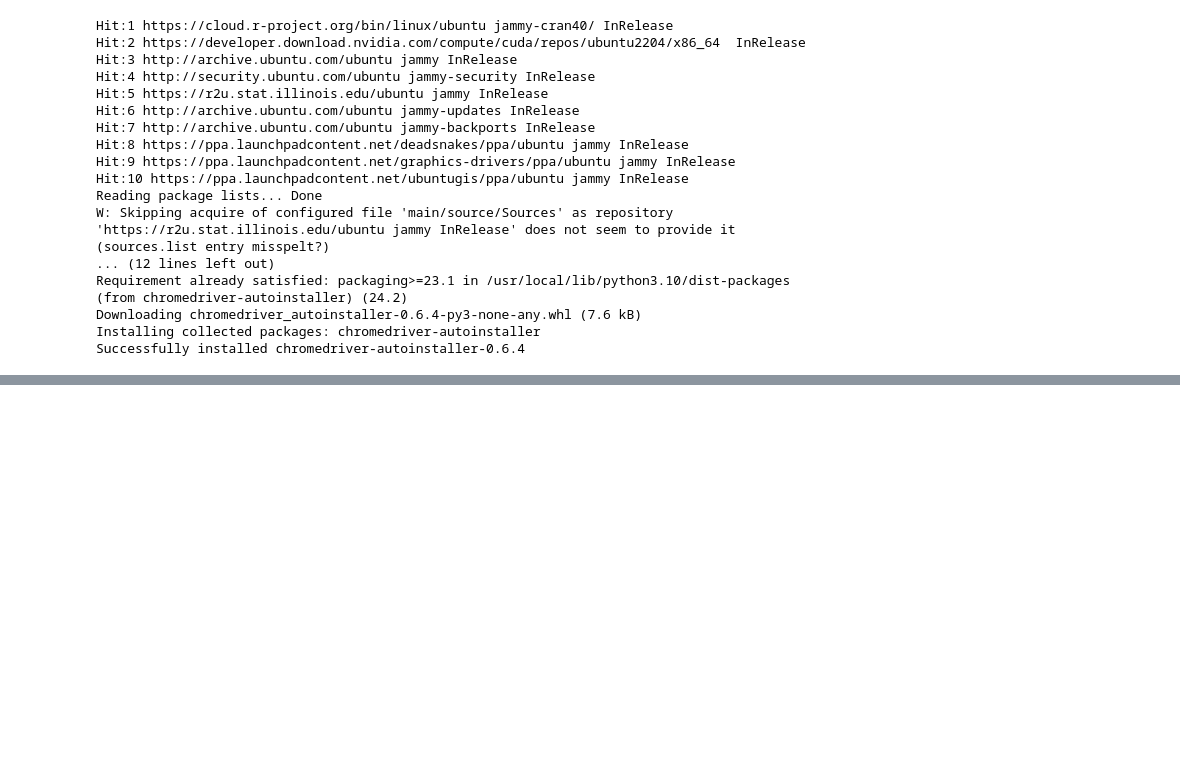
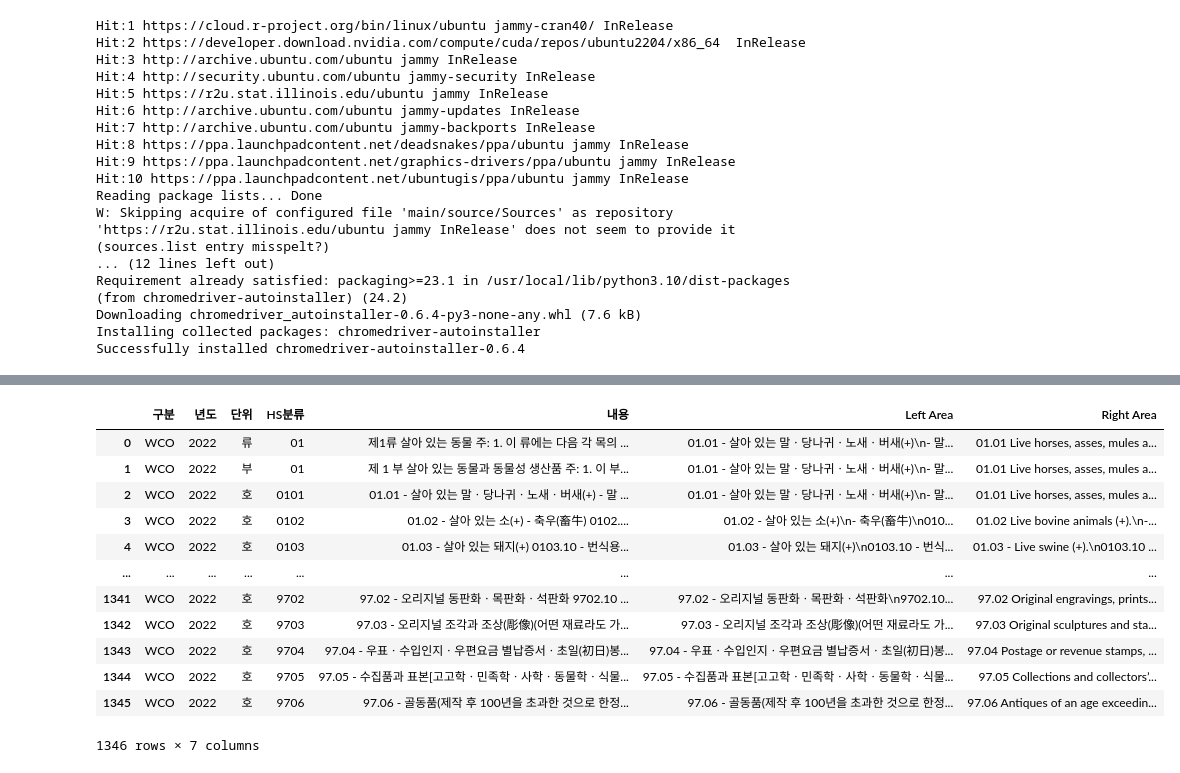
Before and after one commit to linusms/webcrawling, a Jupyter notebook: 관세품목 크롤링 코드_오류.ipynb, the cells around one changed output, grey strips where cells are left out. Saved outputs shown, nothing was run; the diff lists cells and outputs as text; code cells hidden in the pictures; blank space fills up the shorter version.

```diff
--- a/관세품목 크롤링 코드_오류.ipynb
+++ b/관세품목 크롤링 코드_오류.ipynb
@@ -150,35 +150,8 @@ rows = soup.find_all('tr')
 # Initialize an empty DataFrame
 data = pd.DataFrame(columns=["구분", "년도", "단위", "HS분류", "내용", "Left Area", "Right Area"])
 
-# # Iterate through the rows and extract data
-# for row in rows:
-#     cols = row.find_all('td')
-#     cols = [col.text.strip() for col in cols]  # Extract text and clean up whitespace
-#     if cols:  # Check if the row has data
-#         # Click on the `dtlInfo` link
-#         dtl_link = row.find('a', class_='dtlInfo')
-#         if dtl_link:
-#             dtl_element = driver.find_element(By.LINK_TEXT, dtl_link.text)
-#             dtl_element.click()
-#             time.sleep(2)  # Wait for the leftArea and rightArea to load
-
-#             # Extract text from leftArea
-#             left_area = driver.find_element(By.ID, 'divLft_tab4')
-#             left_area_text = left_area.text.strip()
-
-#             # Extract text from rightArea
-#             right_area = driver.find_element(By.ID, 'divRght_tab4')
-#             right_area_text = right_area.text.strip()
-
-#             # Go back to the main page to continue scraping
-#             # driver.back()
-#             time.sleep(2)  # Wait for the page to load
-
-#             # Add data to the DataFrame
-#             data.loc[len(data)] = cols + [left_area_text, right_area_text]
-
 # Loop through all 135 pages
-for page in tqdm(range(1, 136)):
+for page in tqdm(range(1, 135)):
     print(f"Processing page {page}...")
 
     # Locate the table
@@ -196,16 +169,12 @@ for page in tqdm(range(1, 136)):
         cols = [col.text.strip() for col in cols]  # Extract text and clean up whitespace
         if cols:  # Check if the row has data
             # <td class="ellipsis" title="류"> 요소 찾기
-            element = row.find('td', class_='ellipsis', title=True)
             dtl_link = row.find('a', class_='dtlInfo')
 
-            # 조건 확인 및 처리
-            if element and element['title'] == '류':
-                dtl_element=driver.find_element(By.XPATH, f"//a[text()='{dtl_link.text.strip()}']")
+            # Click on the `dtlInfo` link
+            # dtl_element = driver.find_element(By.LINK_TEXT, dtl_link.text)
 
-            else:
-                # Click on the `dtlInfo` link
-                dtl_element = driver.find_element(By.LINK_TEXT, dtl_link.text)
+            dtl_element=driver.find_element(By.XPATH, f"//a[contains(text(), '{dtl_link.text[:25]}')]")
 
             driver.execute_script("arguments[0].click();", dtl_element)  # Use JavaScript click to avoid staleness
             time.sleep(0.8)  # Wait for the leftArea and rightArea to load
@@ -232,8 +201,5 @@ for page in tqdm(range(1, 136)):
         break
 
 # Display the DataFrame
-
-# Save the data to a CSV file
-data.to_csv('HSdescription_data.csv', index=False, encoding='utf-8-sig')
 # %% [output]
 Processing page 1...
@@ -250,0 +233,16 @@ KeyboardInterrupt:
+# %%
+data
+# %% [output]
+|  | 구분 | 년도 | 단위 | HS분류 | 내용 | Left Area | Right Area |
+| 0 | WCO | 2022 | 류 | 01 | 제1류 살아 있는 동물 주: 1. 이 류에는 다음 각 목의 ... | 01.01 - 살아 있는 말ㆍ당나귀ㆍ노새ㆍ버새(+)\n- 말... | 01.01 Live horses, asses, mules a... |
+| 1 | WCO | 2022 | 부 | 01 | 제 1 부 살아 있는 동물과 동물성 생산품 주: 1. 이 부... | 01.01 - 살아 있는 말ㆍ당나귀ㆍ노새ㆍ버새(+)\n- 말... | 01.01 Live horses, asses, mules a... |
+| 2 | WCO | 2022 | 호 | 0101 | 01.01 - 살아 있는 말ㆍ당나귀ㆍ노새ㆍ버새(+) - 말 ... | 01.01 - 살아 있는 말ㆍ당나귀ㆍ노새ㆍ버새(+)\n- 말... | 01.01 Live horses, asses, mules a... |
+| 3 | WCO | 2022 | 호 | 0102 | 01.02 - 살아 있는 소(+) - 축우(畜牛) 0102.... | 01.02 - 살아 있는 소(+)\n- 축우(畜牛)\n010... | 01.02 Live bovine animals (+).\n-... |
+| 4 | WCO | 2022 | 호 | 0103 | 01.03 - 살아 있는 돼지(+) 0103.10 - 번식용... | 01.03 - 살아 있는 돼지(+)\n0103.10 - 번식... | 01.03 - Live swine (+).\n0103.10 ... |
+| ... | ... | ... | ... | ... | ... | ... | ... |
+| 1341 | WCO | 2022 | 호 | 9702 | 97.02 - 오리지널 동판화ㆍ목판화ㆍ석판화 9702.10 ... | 97.02 - 오리지널 동판화ㆍ목판화ㆍ석판화\n9702.10... | 97.02 Original engravings, prints... |
+| 1342 | WCO | 2022 | 호 | 9703 | 97.03 - 오리지널 조각과 조상(彫像)(어떤 재료라도 가... | 97.03 - 오리지널 조각과 조상(彫像)(어떤 재료라도 가... | 97.03 Original sculptures and sta... |
+| 1343 | WCO | 2022 | 호 | 9704 | 97.04 - 우표ㆍ수입인지ㆍ우편요금 별납증서ㆍ초일(初日)봉... | 97.04 - 우표ㆍ수입인지ㆍ우편요금 별납증서ㆍ초일(初日)봉... | 97.04 Postage or revenue stamps, ... |
+| 1344 | WCO | 2022 | 호 | 9705 | 97.05 - 수집품과 표본[고고학ㆍ민족학ㆍ사학ㆍ동물학ㆍ식물... | 97.05 - 수집품과 표본[고고학ㆍ민족학ㆍ사학ㆍ동물학ㆍ식물... | 97.05 Collections and collectors’... |
+| 1345 | WCO | 2022 | 호 | 9706 | 97.06 - 골동품(제작 후 100년을 초과한 것으로 한정... | 97.06 - 골동품(제작 후 100년을 초과한 것으로 한정... | 97.06 Antiques of an age exceedin... |
+1346 rows × 7 columns
```
Also changed, not shown: parts of 3 cells of this notebook.
